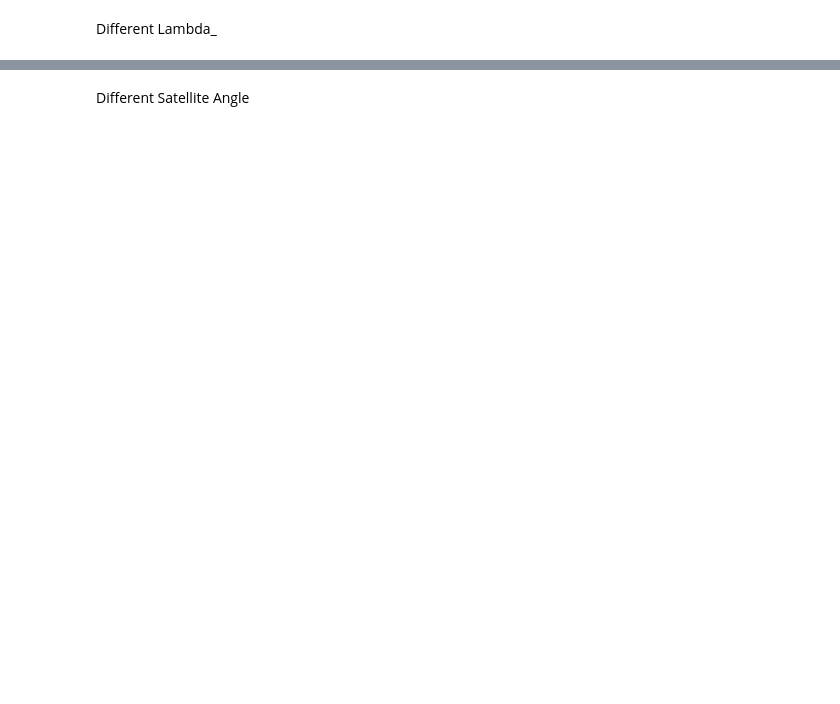
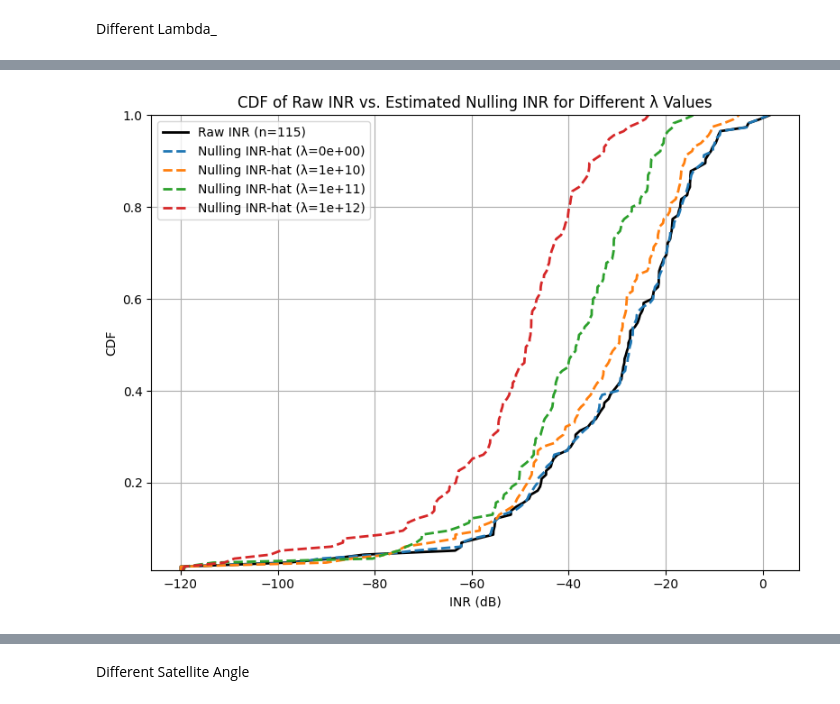
Before and after one commit to Shizhen-Jia/NTN-NULLING-NONCOH, a Jupyter notebook: Pos_for_RM.ipynb, the cells around one changed output, grey strips where cells are left out. Drawn from its saved outputs; the diff is of its cells as text; code cells hidden in the pictures; blank space fills up the shorter version.

```diff
--- a/Pos_for_RM.ipynb
+++ b/Pos_for_RM.ipynb
@@ -646,9 +762,3 @@ pair_u = ntn_music_out["pair_u_hat"]                      # (N, tx_ant)
 pair_alpha = ntn_music_out["pair_alpha_hat_raw"]          # (N,) complex
 pair_h_hat = ntn_music_out["pair_h_hat_vec_raw"]          # (N, tx_ant) complex
 h_hat_all = ntn_music_out["h_hat_all"]                    # (num_rx, num_rx_ant, num_tx, num_tx_ant)
-# %%
-s = 1
-m = (pair_sec == s)
-u_s = pair_u[m]
-alpha_s = pair_alpha[m]
-hhat_s = pair_h_hat[m]
@@ -896,3 +1233,43 @@ plt.show()
+# %%
+# Create a new figure
+plt.figure(figsize=(8, 6))
+
+# ------- Plot raw INR (no nulling) -------
+inr_array = np.array(inr_list)
+inr_array = inr_array[np.isfinite(inr_array)]
+inr_sorted = np.sort(inr_array)
+if len(inr_sorted) > 0:
+    cdf_inr = np.arange(1, len(inr_sorted) + 1) / len(inr_sorted)
+    plt.plot(inr_sorted, cdf_inr, label=f"Raw INR (n={len(inr_sorted)})", linewidth=2, color="black")
+
+# ------- Plot INR Nulling (hat) for each lambda -------
+for lambda_ in lambda_ranges:
+    raw_inr_null_hat_list = inr_nulling_hat_dict[lambda_]
+    inr_null_hat_array = np.array(raw_inr_null_hat_list)
+    inr_null_hat_array = inr_null_hat_array[np.isfinite(inr_null_hat_array)]
+    inr_null_hat_sorted = np.sort(inr_null_hat_array)
+
+    if len(inr_null_hat_sorted) > 0:
+        cdf_inr_null_hat = np.arange(1, len(inr_null_hat_sorted) + 1) / len(inr_null_hat_sorted)
+        plt.plot(
+            inr_null_hat_sorted,
+            cdf_inr_null_hat,
+            label=f"Nulling INR-hat (λ={lambda_:.0e})",
+            linestyle="--",
+            linewidth=2,
+        )
+
+# ------- Make the plot pretty -------
+plt.xlabel("INR (dB)")
+plt.ylabel("CDF")
+plt.title("CDF of Raw INR vs. Estimated Nulling INR for Different λ Values")
+plt.grid(True)
+plt.legend()
+plt.ylim([0.01, 1])
+plt.tight_layout()
+plt.show()
+# %% [output]
+[figure, added]
 # %%
 plt.figure(figsize=(8, 6))
 # ------- Plot raw SNR (no nulling) -------
```
Also changed, not shown: parts of 15 cells of this notebook, 4 other files.
